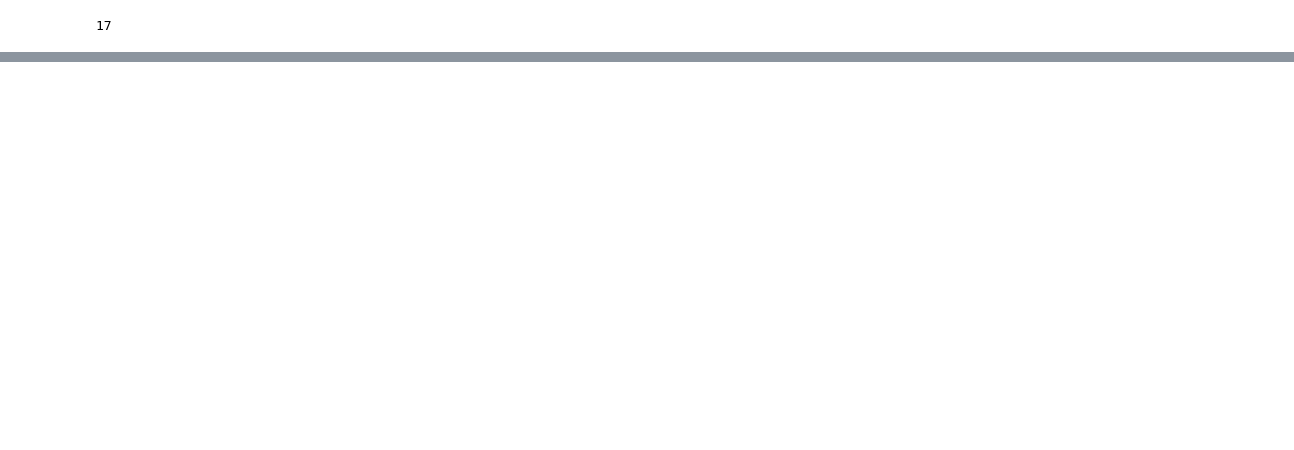
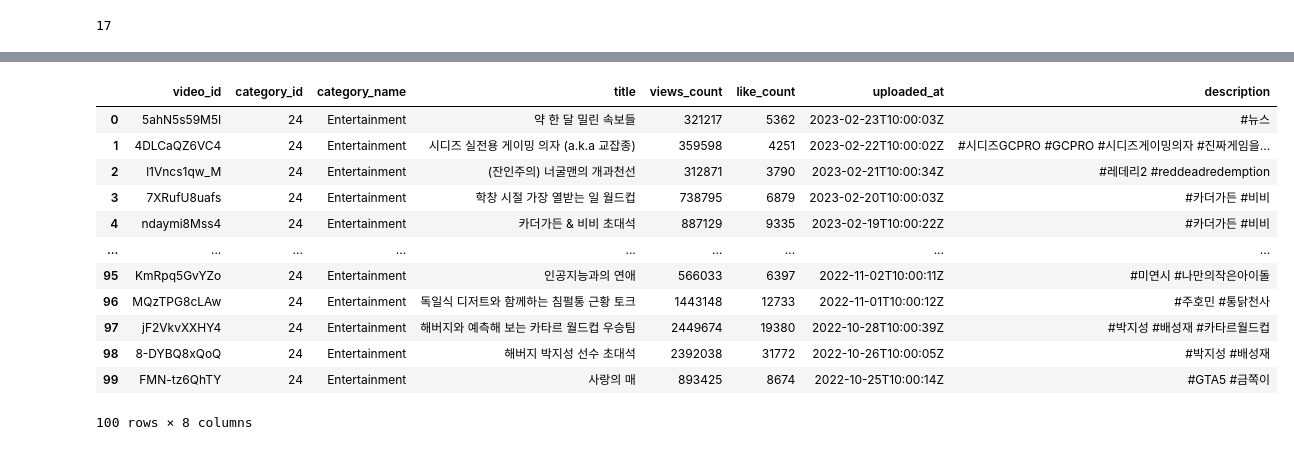
Before and after one commit to kimhyunso/coper-project, a Jupyter notebook: practice_analysis_dowon.ipynb, the cells around one changed output, grey strips where cells are left out. Saved outputs shown, nothing was run; the diff lists cells and outputs as text; code cells hidden in the pictures; blank space fills up the shorter version.

```diff
--- a/practice_analysis_dowon.ipynb
+++ b/practice_analysis_dowon.ipynb
@@ -656,0 +678,16 @@ df.loc[df.description.str.contains('주우재')]
+# %%
+df
+# %% [output]
+|  | video_id | category_id | category_name | title | views_count | like_count | uploaded_at | description |
+| 0 | 5ahN5s59M5I | 24 | Entertainment | 약 한 달 밀린 속보들 | 321217 | 5362 | 2023-02-23T10:00:03Z | #뉴스 |
+| 1 | 4DLCaQZ6VC4 | 24 | Entertainment | 시디즈 실전용 게이밍 의자 (a.k.a 교잡종) | 359598 | 4251 | 2023-02-22T10:00:02Z | #시디즈GCPRO #GCPRO #시디즈게이밍의자 #진짜게임을... |
+| 2 | l1Vncs1qw_M | 24 | Entertainment | (잔인주의) 너굴맨의 개과천선 | 312871 | 3790 | 2023-02-21T10:00:34Z | #레데리2 #reddeadredemption |
+| 3 | 7XRufU8uafs | 24 | Entertainment | 학창 시절 가장 열받는 일 월드컵 | 738795 | 6879 | 2023-02-20T10:00:03Z | #카더가든 #비비 |
+| 4 | ndaymi8Mss4 | 24 | Entertainment | 카더가든 & 비비 초대석 | 887129 | 9335 | 2023-02-19T10:00:22Z | #카더가든 #비비 |
+| ... | ... | ... | ... | ... | ... | ... | ... | ... |
+| 95 | KmRpq5GvYZo | 24 | Entertainment | 인공지능과의 연애 | 566033 | 6397 | 2022-11-02T10:00:11Z | #미연시 #나만의작은아이돌 |
+| 96 | MQzTPG8cLAw | 24 | Entertainment | 독일식 디저트와 함께하는 침펄통 근황 토크 | 1443148 | 12733 | 2022-11-01T10:00:12Z | #주호민 #통닭천사 |
+| 97 | jF2VkvXXHY4 | 24 | Entertainment | 해버지와 예측해 보는 카타르 월드컵 우승팀 | 2449674 | 19380 | 2022-10-28T10:00:39Z | #박지성 #배성재 #카타르월드컵 |
+| 98 | 8-DYBQ8xQoQ | 24 | Entertainment | 해버지 박지성 선수 초대석 | 2392038 | 31772 | 2022-10-26T10:00:05Z | #박지성 #배성재 |
+| 99 | FMN-tz6QhTY | 24 | Entertainment | 사랑의 매 | 893425 | 8674 | 2022-10-25T10:00:14Z | #GTA5 #금쪽이 |
+100 rows × 8 columns
```
Also changed, not shown: parts of 7 cells of this notebook, 1 other file.
